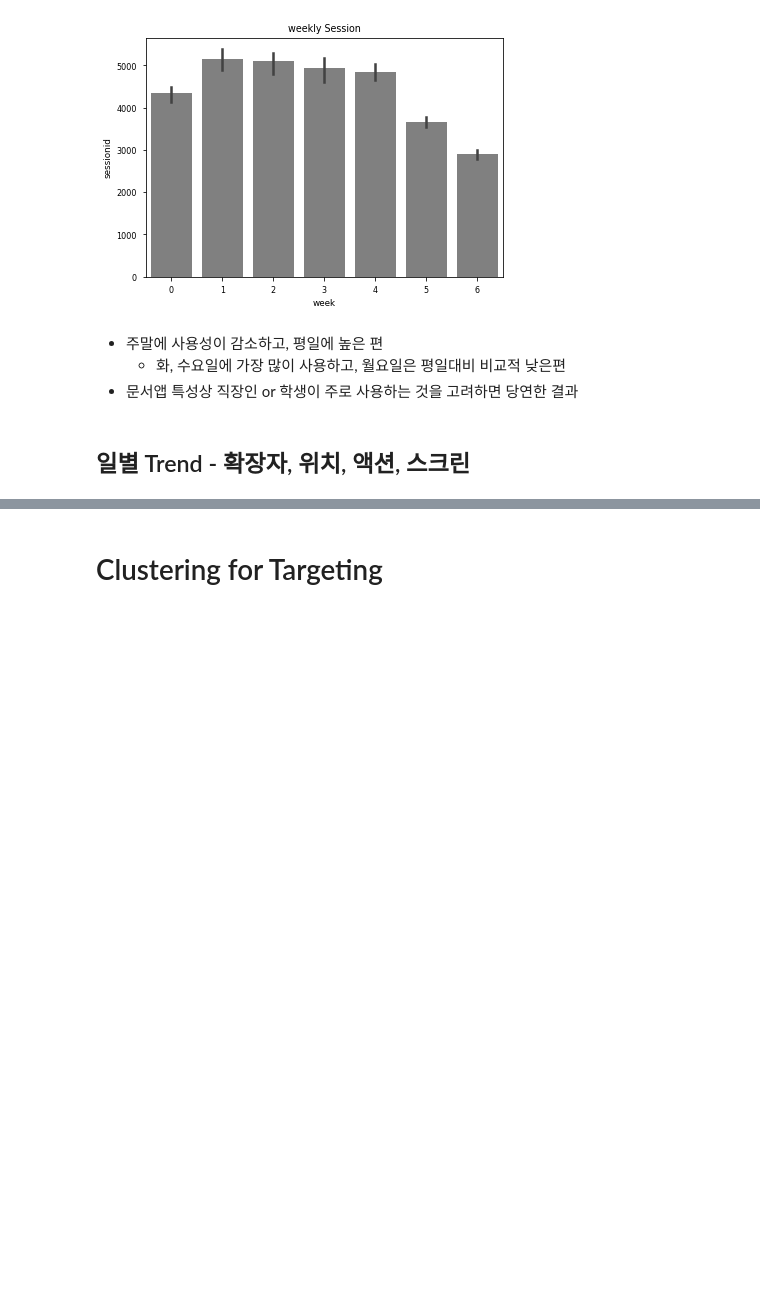
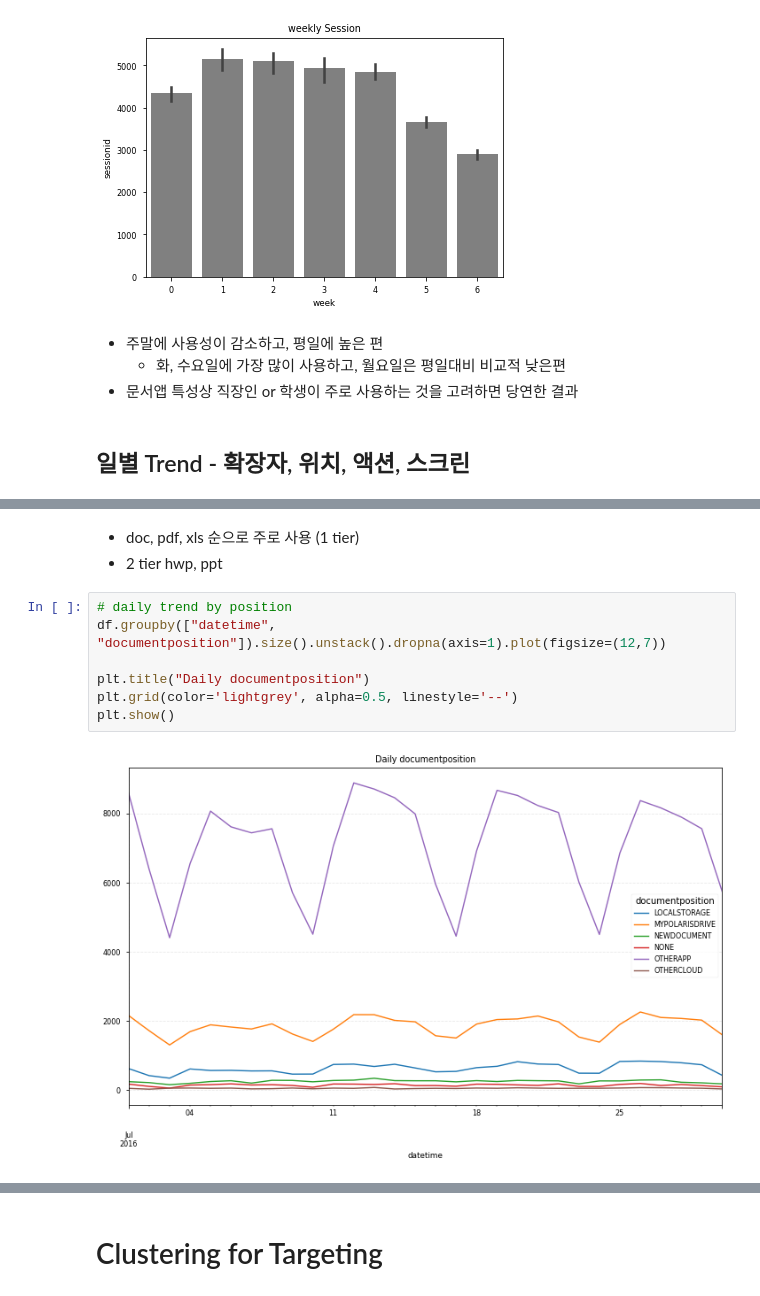
Before and after one commit to soojeong-DA/Data-Analysis_study, a Jupyter notebook: 유저 Funnel 분석을 통한 이탈 구간 개선/Funnel_Analysis.ipynb, the cells around one changed output, grey strips where cells are left out. Drawn from its saved outputs; the diff is of its cells as text; blank space fills up the shorter version.

```diff
--- a/유저 Funnel 분석을 통한 이탈 구간 개선/Funnel_Analysis.ipynb
+++ b/유저 Funnel 분석을 통한 이탈 구간 개선/Funnel_Analysis.ipynb
@@ -381,0 +394,12 @@ plt.show()
+# %% [markdown]
+- doc, pdf, xls 순으로 주로 사용 (1 tier)
+- 2 tier hwp, ppt
+# %%
+# daily trend by position
+df.groupby(["datetime", "documentposition"]).size().unstack().dropna(axis=1).plot(figsize=(12,7))
+
+plt.title("Daily documentposition")
+plt.grid(color='lightgrey', alpha=0.5, linestyle='--')
+plt.show()
+# %% [output]
+[figure, added]
```
Also changed, not shown: parts of 62 cells of this notebook, 1 other file.
